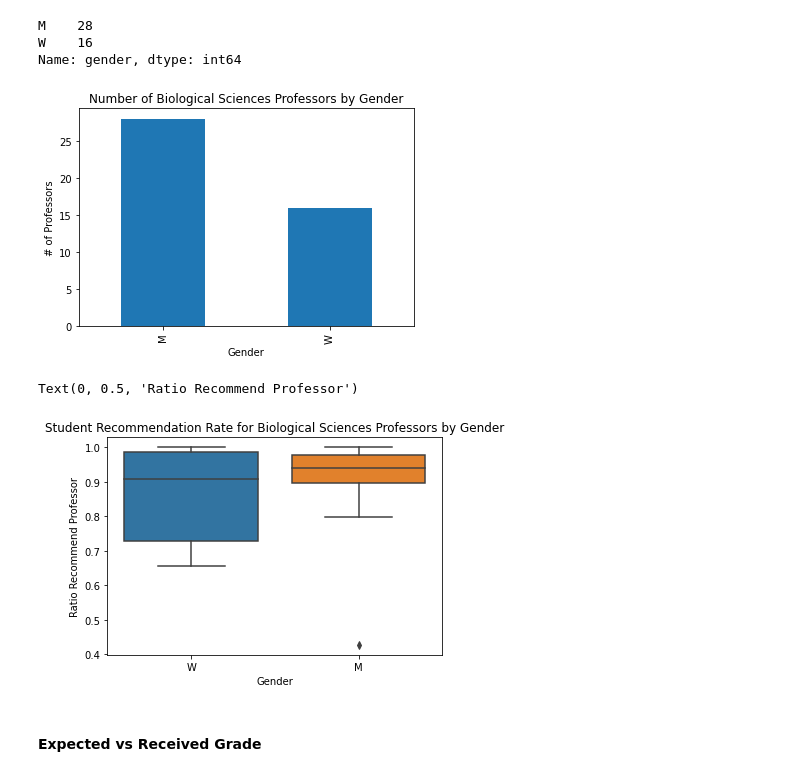
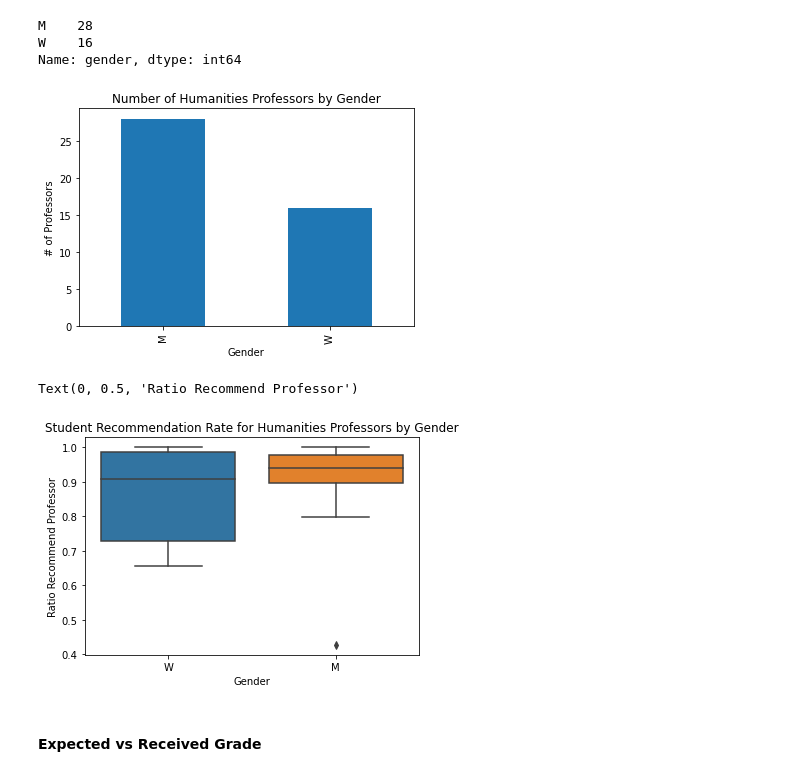
Before and after one commit to nihabhaskar/CSE_194_Project, a Jupyter notebook: humanities_stats.ipynb, the cells around one changed output. Saved outputs shown, nothing was run; the diff lists cells and outputs as text; code cells hidden in the pictures.

```diff
--- a/humanities_stats.ipynb
+++ b/humanities_stats.ipynb
@@ -108,23 +108,23 @@ M    28
 W    16
 Name: gender, dtype: int64
 # %%
-# Bar graphs with numbers of woman professors and men professors in Bio. Sci. department
+# Bar graphs with numbers of woman professors and men professors in Humanities department
 ax_bio_count = df_hum_rec_avg['gender'].value_counts().plot.bar()
 plt.xlabel('Gender')
 plt.ylabel('# of Professors')
-ax_bio_count.set_title('Number of Biological Sciences Professors by Gender')
+ax_bio_count.set_title('Number of Humanities Professors by Gender')
 f1 = plt.gcf()
 # %% [output]
-[figure, old version]
+[figure, new version]
 # %%
 # Box Plots to see range of reccomendations for professors base on gender
 ax_bio_rec_box = sns.boxplot(x="gender", y="rec_percent", data=df_hum_rec_avg)
-ax_bio_rec_box.set_title('Student Recommendation Rate for Biological Sciences Professors by Gender')
+ax_bio_rec_box.set_title('Student Recommendation Rate for Humanities Professors by Gender')
 plt.xlabel('Gender')
 plt.ylabel('Ratio Recommend Professor')
 # %% [output]
 Text(0, 0.5, 'Ratio Recommend Professor')
-[figure, old version]
+[figure, new version]
 # %% [markdown]
 #### Expected vs Received Grade
 # %%
```
Also changed, not shown: 1 other file.
